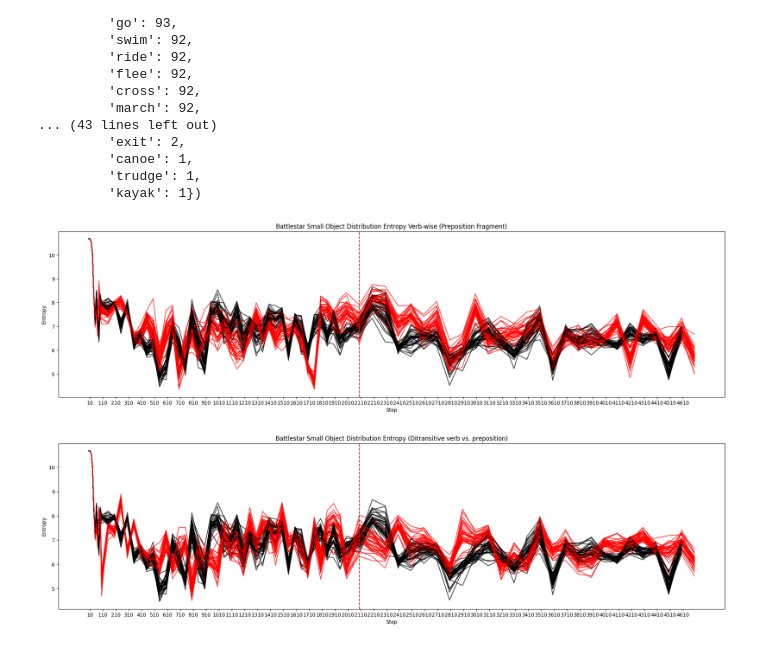
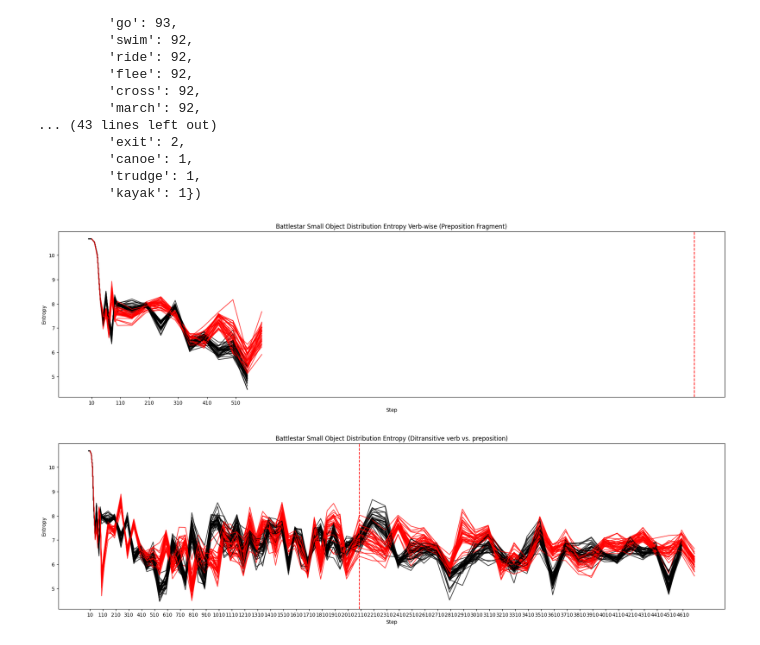
Before and after one commit to jasperjjian/abstraction, a Jupyter notebook: abstraction/analysis/plot_object_distribution.ipynb, the cells around one changed output. Saved outputs shown, nothing was run; the diff lists cells and outputs as text; code cells hidden in the pictures.

```diff
--- a/abstraction/analysis/plot_object_distribution.ipynb
+++ b/abstraction/analysis/plot_object_distribution.ipynb
@@ -308,9 +308,9 @@ def plot_pair_training_curve(target_path, dependent_path, title, metric_name = "
     #plt.legend()
     plt.show()
 # %%
-plot_pair_training_curve(data_path1, data_path2, "Battlestar Small Object Distribution Entropy Verb-wise (Preposition Fragment)", metric_name="Entropy", labels=["Ditransitive", "Motion"], x_max=75)
+plot_pair_training_curve(data_path1, data_path2, "Battlestar Small Object Distribution Entropy Verb-wise (Preposition Fragment)", metric_name="Entropy", labels=["Ditransitive", "Motion"], x_max=20)
 # %% [output]
-[figure, old version]
+[figure, new version]
 # %%
 datapath_1 = "/sailhome/jjian/projects/abstraction/results/wikitext/ditransitive/preposition_fragment/battlestar_small.object_distribution.entropy.preposition_fragment.verb_wise.tsv"
 datapath_2 = "/sailhome/jjian/projects/abstraction/results/wikitext/ditransitive/verb_fragment/battlestar_small.object_distribution.entropy.verb_fragment.verb_wise.tsv"
```
Also changed, not shown: parts of 7 cells of this notebook.
